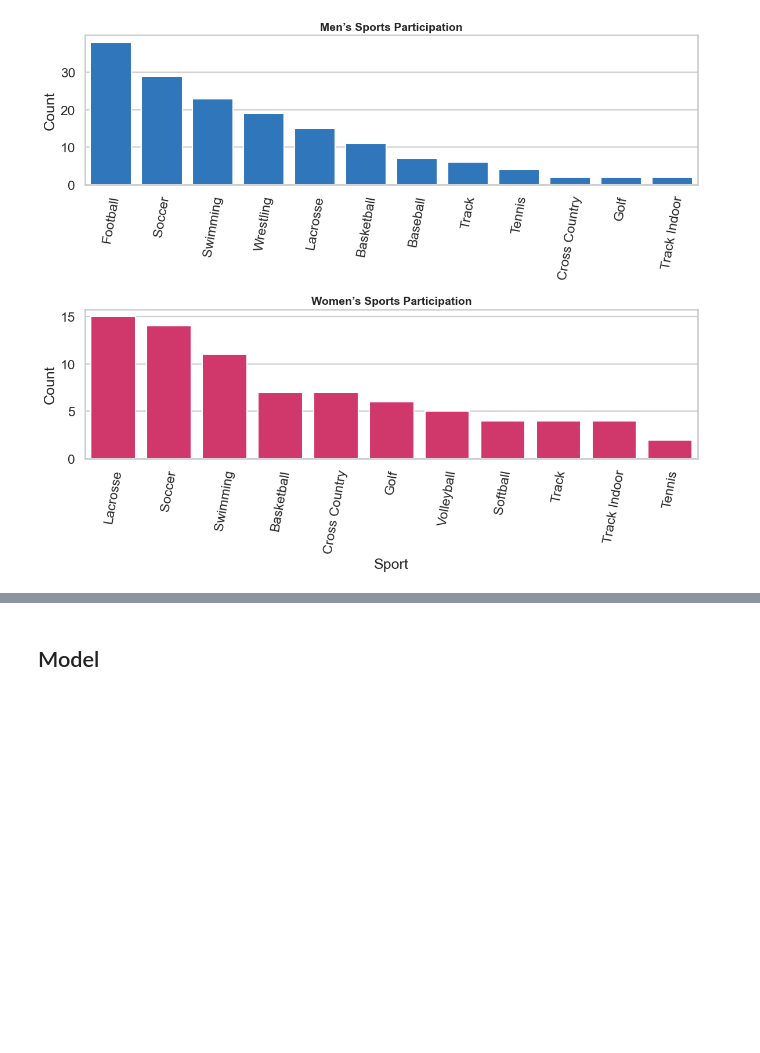
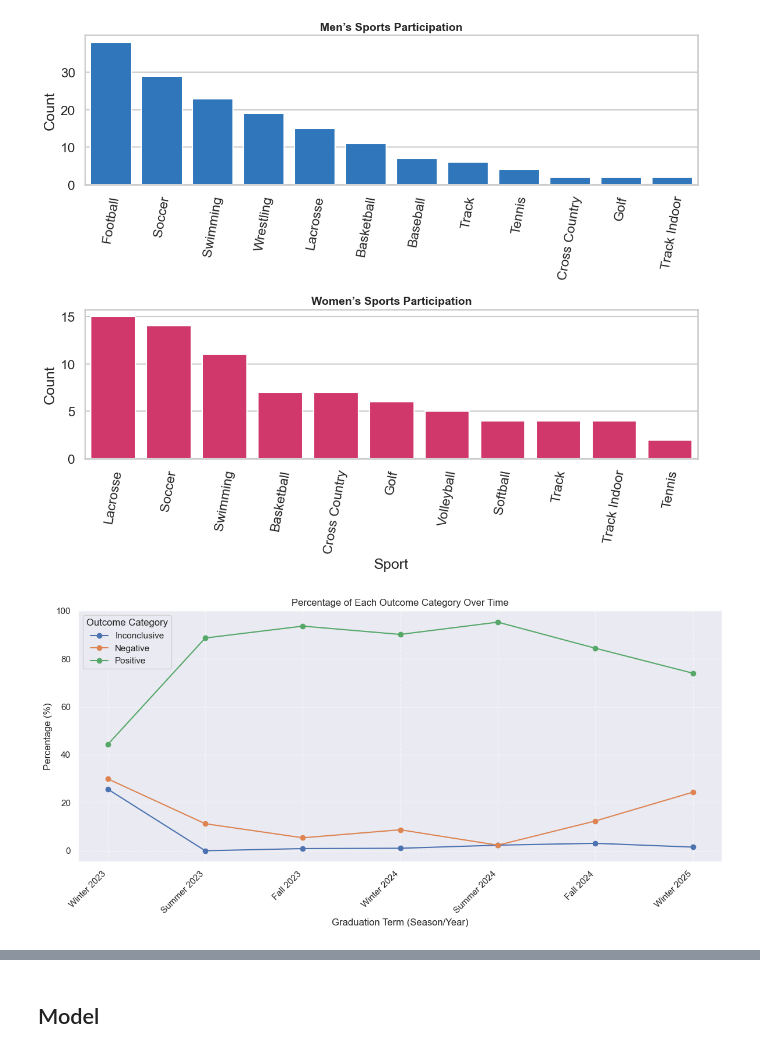
Before and after one commit to jt-gonz/data_science_capstone, a Jupyter notebook: playground.ipynb, the cells around one changed output, grey strips where cells are left out. Drawn from its saved outputs; the diff is of its cells as text; code cells hidden in the pictures; blank space fills up the shorter version.

```diff
--- a/playground.ipynb
+++ b/playground.ipynb
@@ -1634,3 +1669,60 @@ plt.tight_layout()
 plt.show()
 # %% [output]
 [figure]
+# %%
+# --- STEP 1: Extract season and year ---
+clean["Season"] = clean["Recipient Graduation Date"].str.split().str[0]
+clean["Year"] = (
+    clean["Recipient Graduation Date"]
+    .str.split()
+    .str[1]
+    .apply(lambda x: int(x) if pd.notna(x) else None)
+)
+
+# --- STEP 2: Order the seasons numerically ---
+season_order = {"Winter": 1, "Spring": 2, "Summer": 3, "Fall": 4}
+clean["SeasonOrder"] = clean["Season"].map(season_order)
+
+# --- STEP 3: Drop invalid rows ---
+clean = clean.dropna(subset=["Year", "SeasonOrder"])
+
+# --- STEP 4: Combine into sortable numeric key (year + fractional season) ---
+clean["YearSeason"] = clean["Year"] + clean["SeasonOrder"] / 10.0
+
+# --- STEP 5: Filter data up to Winter 2025 ---
+clean = clean[clean["YearSeason"] <= 2025.1]
+
+# --- STEP 6: Count and compute percentages per category over time ---
+counts = clean.groupby(["YearSeason", "Outcome Category"]).size().unstack(fill_value=0)
+percentages = counts.div(counts.sum(axis=1), axis=0) * 100
+
+# --- STEP 7: Create readable x-axis labels ---
+def label_for(value):
+    year = int(value)
+    season_num = int(round((value - year) * 10))
+    season = {1: "Winter", 2: "Spring", 3: "Summer", 4: "Fall"}.get(season_num, "")
+    return f"{season} {year}"
+
+labels = [label_for(v) for v in percentages.index]
+
+# --- STEP 8: Assign evenly spaced x-values ---
+x_positions = np.arange(len(percentages.index))
+
+# --- STEP 9: Plot all categories together ---
+plt.figure(figsize=(12, 6))
+for cat in percentages.columns:
+    plt.plot(x_positions, percentages[cat], marker="o", label=cat)
+
+plt.title("Percentage of Each Outcome Category Over Time")
+plt.xlabel("Graduation Term (Season/Year)")
+plt.ylabel("Percentage (%)")
+
+# Evenly spaced ticks with Season + Year labels
+plt.xticks(x_positions, labels, rotation=45, ha="right")
+
+plt.grid(True, linestyle="--", alpha=0.6)
+plt.legend(title="Outcome Category")
+plt.tight_layout()
+plt.show()
+# %% [output]
+[figure, added]
```
Also changed, not shown: parts of 12 cells of this notebook, 3 other files.
